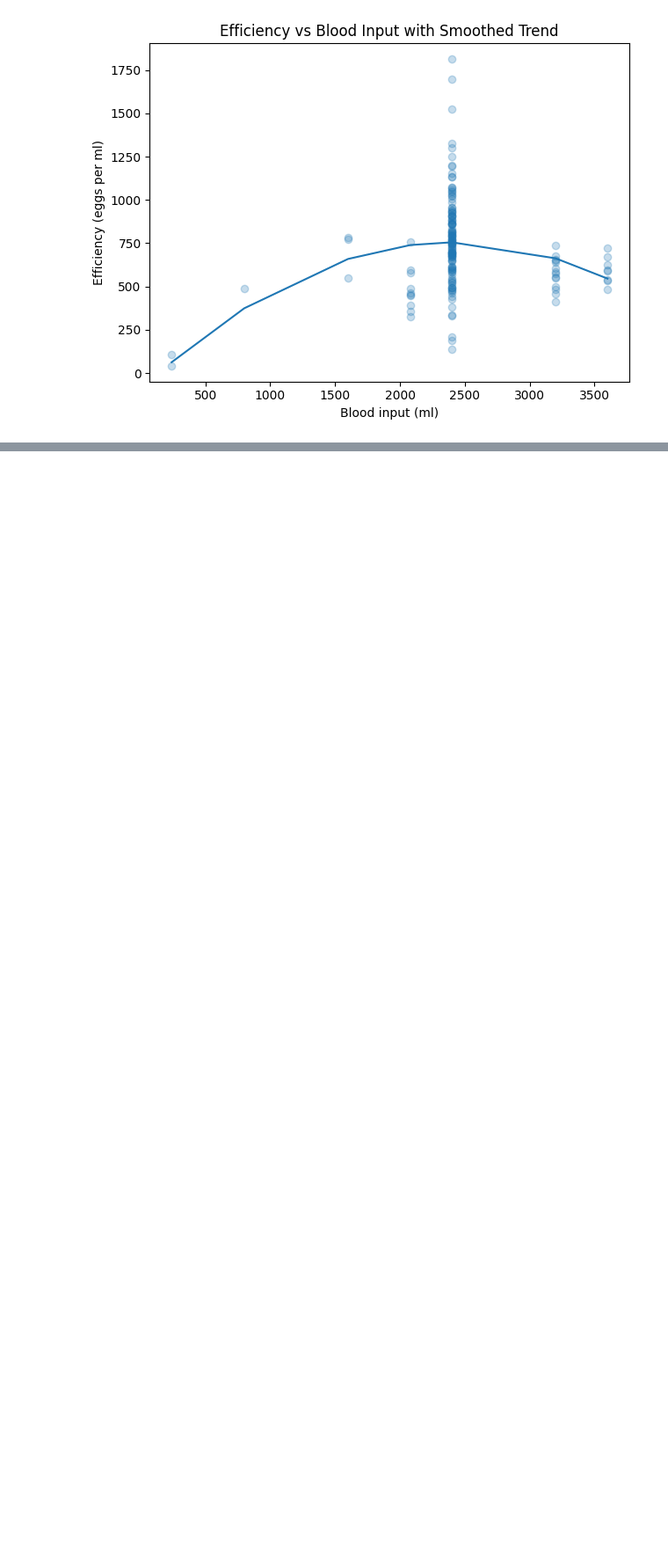
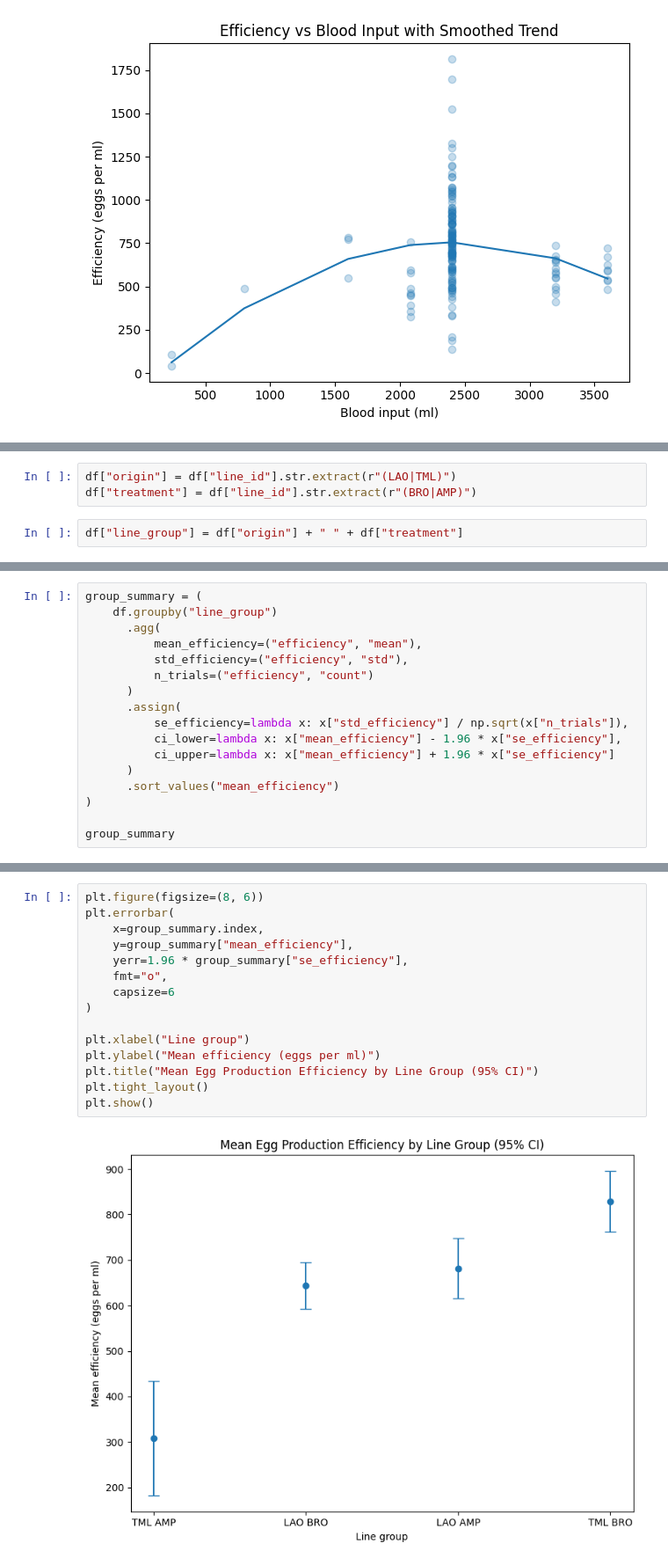
Before and after one commit to dmontelucas/wmp-bf-efficiency, a Jupyter notebook: notebooks/02_eda.ipynb, the cells around one changed output, grey strips where cells are left out. Shown at 88% size. Drawn from its saved outputs; the diff is of its cells as text; blank space fills up the shorter version.

```diff
--- a/notebooks/02_eda.ipynb
+++ b/notebooks/02_eda.ipynb
@@ -293,0 +394,5 @@ plt.show()
+# %%
+df["origin"] = df["line_id"].str.extract(r"(LAO|TML)")
+df["treatment"] = df["line_id"].str.extract(r"(BRO|AMP)")
+# %%
+df["line_group"] = df["origin"] + " " + df["treatment"]
@@ -293,0 +408,17 @@ plt.show()
+# %%
+group_summary = (
+    df.groupby("line_group")
+      .agg(
+          mean_efficiency=("efficiency", "mean"),
+          std_efficiency=("efficiency", "std"),
+          n_trials=("efficiency", "count")
+      )
+      .assign(
+          se_efficiency=lambda x: x["std_efficiency"] / np.sqrt(x["n_trials"]),
+          ci_lower=lambda x: x["mean_efficiency"] - 1.96 * x["se_efficiency"],
+          ci_upper=lambda x: x["mean_efficiency"] + 1.96 * x["se_efficiency"]
+      )
+      .sort_values("mean_efficiency")
+)
+
+group_summary
@@ -293,0 +432,17 @@ plt.show()
+# %%
+plt.figure(figsize=(8, 6))
+plt.errorbar(
+    x=group_summary.index,
+    y=group_summary["mean_efficiency"],
+    yerr=1.96 * group_summary["se_efficiency"],
+    fmt="o",
+    capsize=6
+)
+
+plt.xlabel("Line group")
+plt.ylabel("Mean efficiency (eggs per ml)")
+plt.title("Mean Egg Production Efficiency by Line Group (95% CI)")
+plt.tight_layout()
+plt.show()
+# %% [output]
+[figure, added]
```
Also changed, not shown: parts of 14 cells of this notebook, 5 other files.
